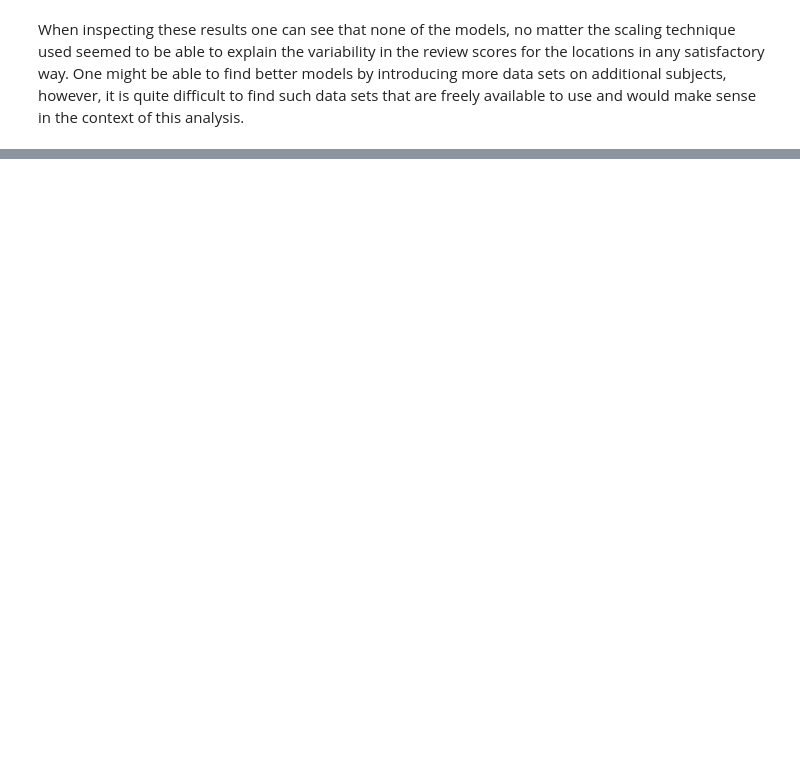
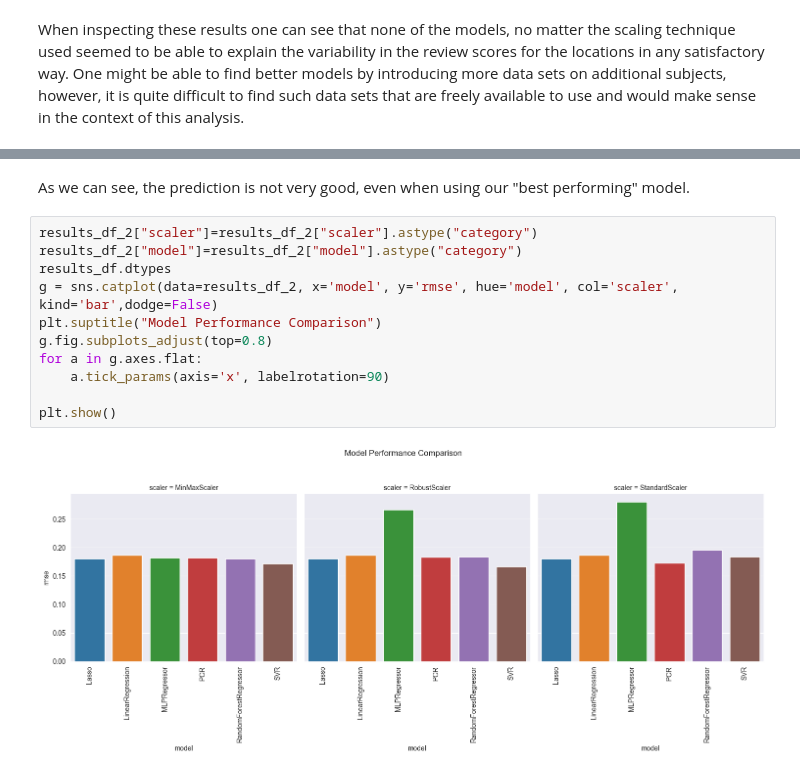
Before and after one commit to EderChri/DOPP, a Jupyter notebook: Group_17.ipynb, the cells around one changed output, grey strips where cells are left out. Cells and saved outputs as stored; diff of their text form; blank space fills up the shorter version.

```diff
--- a/Group_17.ipynb
+++ b/Group_17.ipynb
@@ -931,0 +966,15 @@ When inspecting these results one can see that none of the models, no matter the
+# %% [markdown]
+As we can see, the prediction is not very good, even when using our "best performing" model.
+# %%
+results_df_2["scaler"]=results_df_2["scaler"].astype("category")
+results_df_2["model"]=results_df_2["model"].astype("category")
+results_df.dtypes
+g = sns.catplot(data=results_df_2, x='model', y='rmse', hue='model', col='scaler', kind='bar',dodge=False)
+plt.suptitle("Model Performance Comparison")
+g.fig.subplots_adjust(top=0.8)
+for a in g.axes.flat:
+    a.tick_params(axis='x', labelrotation=90)
+
+plt.show()
+# %% [output]
+[figure, added]
```
Also changed, not shown: parts of 13 cells of this notebook.
